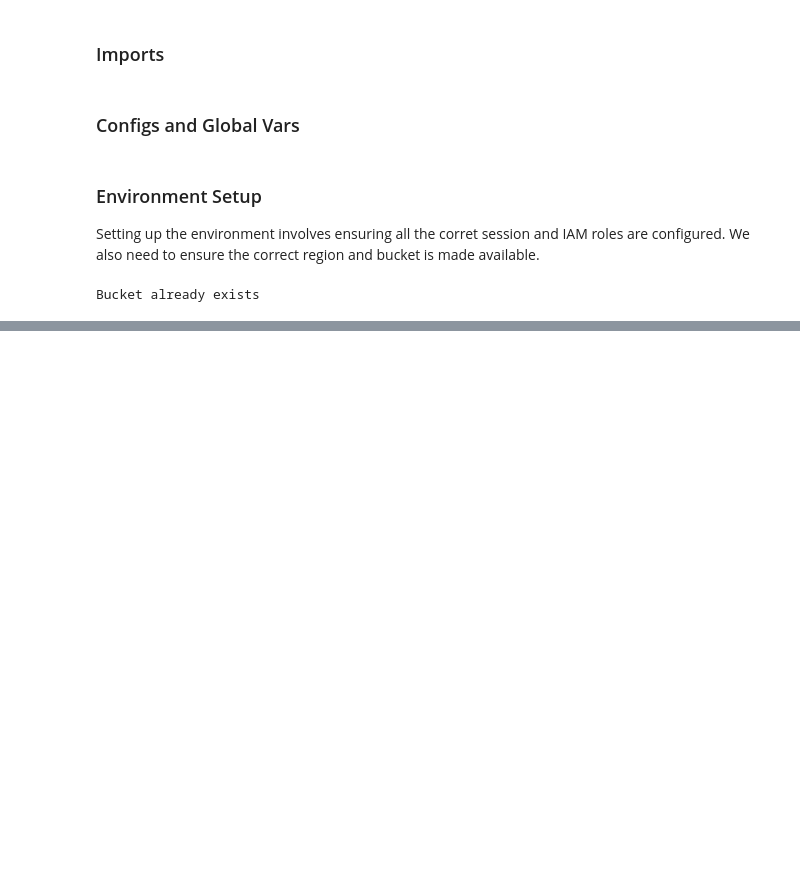
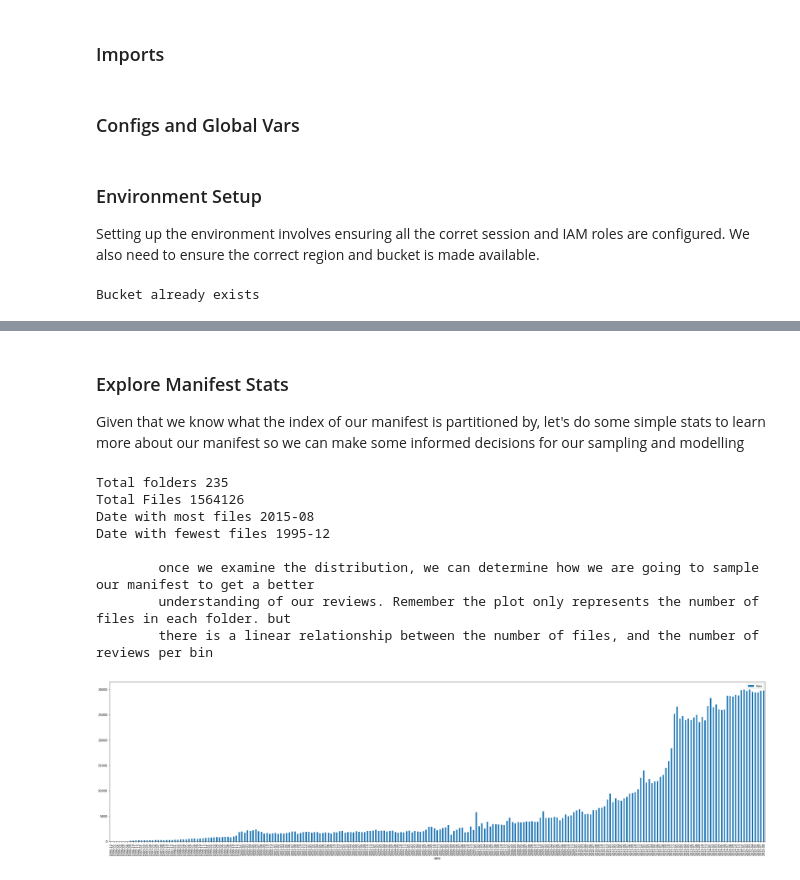
Before and after one commit to raminetinati/Amazon-Reviews-Demo, a Jupyter notebook: 1_sentiment_model_experimentation/Amazon-Reviews-Sentiment-Model-Experimentation.ipynb, the cells around one changed output, grey strips where cells are left out. Saved outputs shown, nothing was run; the diff lists cells and outputs as text; code cells hidden in the pictures; blank space fills up the shorter version.

Commit message:
Added some basic analysis of Manifest

```diff
--- a/1_sentiment_model_experimentation/Amazon-Reviews-Sentiment-Model-Experimentation.ipynb
+++ b/1_sentiment_model_experimentation/Amazon-Reviews-Sentiment-Model-Experimentation.ipynb
@@ -100,0 +120,50 @@ Processed 100000 files
+# %% [markdown]
+### Explore Manifest Stats
+
+Given that we know what the index of our manifest is partitioned by, let's do some simple stats to learn more about our manifest so we can make some informed decisions for our sampling and modelling
+# %%
+def generate_manifest_statistics(configs, manifest):
+
+    date_cnt = {}
+    stats = {}
+    index_key = configs['index_key']+'='
+    for entry in manifest:
+
+        date = entry['path'].split('/')[1].replace(index_key,'')
+        if date in date_cnt:
+            date_cnt[date] = date_cnt[date] + 1
+        else:
+            date_cnt[date] = 1
+
+    tmp = []
+    for date, cnt in date_cnt.items():
+        itm = {'date':date, 'files':cnt}
+        tmp.append(itm)
+    df_stats = pd.DataFrame(tmp)
+    df_stats.plot.bar(x='date', y='files', figsize=(40,10))
+
+    print('Total folders {}'.format(df_stats.shape[0]))
+    print('Total Files {}'.format(manifest_df_stats.sum()['files']))
+    print('Date with most files {}'.format(manifest_df_stats.max()['date']))
+    print('Date with fewest files {}'.format(manifest_df_stats.min()['date']))
+
+    notes = '''
+        once we examine the distribution, we can determine how we are going to sample our manifest to get a better
+        understanding of our reviews. Remember the plot only represents the number of files in each folder. but
+        there is a linear relationship between the number of files, and the number of reviews per bin'''
+
+    print(notes)
+
+    return df_stats
+
+manifest_df_stats = generate_manifest_statistics(configs, manifest)
+# %% [output]
+Total folders 235
+Total Files 1564126
+Date with most files 2015-08
+Date with fewest files 1995-12
+
+        once we examine the distribution, we can determine how we are going to sample our manifest to get a better
+        understanding of our reviews. Remember the plot only represents the number of files in each folder. but
+        there is a linear relationship between the number of files, and the number of reviews per bin
+[figure, added]
```
Also changed, not shown: parts of 6 cells of this notebook.
